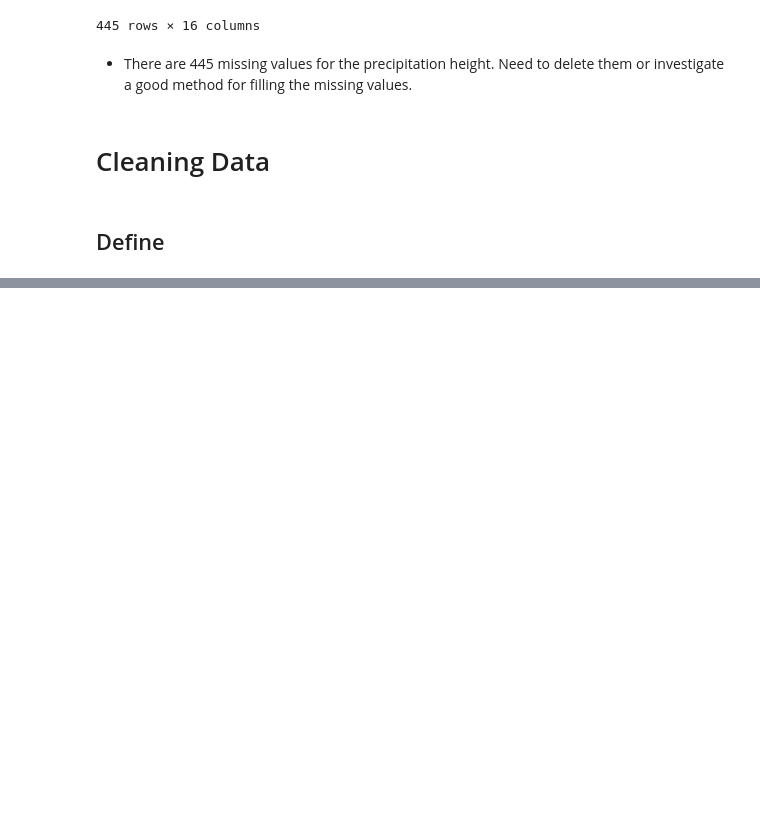
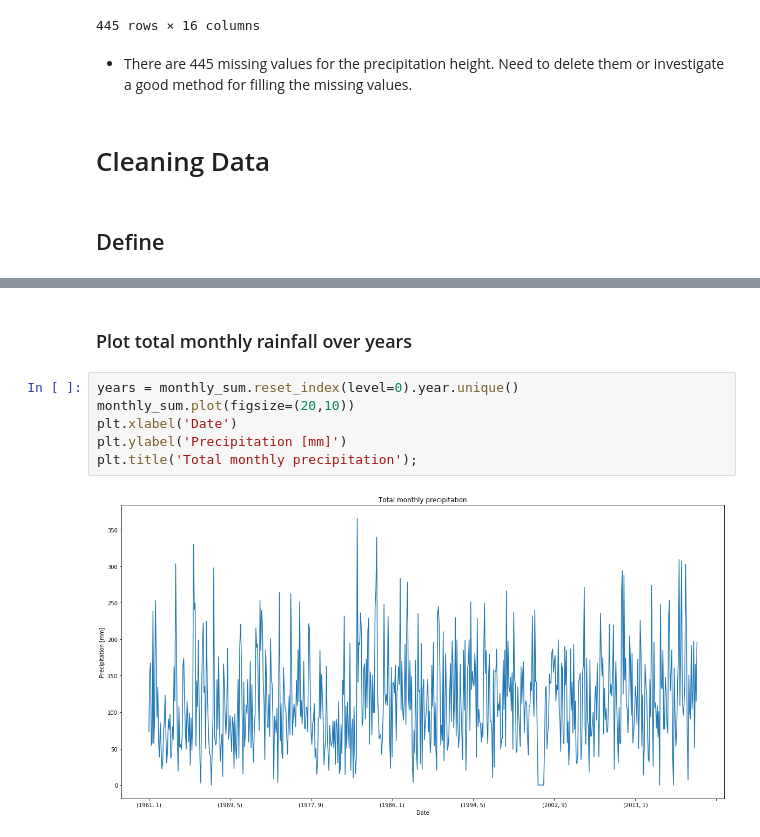
Before and after one commit to dsllt/PortoAlegre_TimeSeriesAnalysis, a Jupyter notebook: TimeSeriesAnalysis.ipynb, the cells around one changed output, grey strips where cells are left out. Cells and saved outputs as stored; diff of their text form; blank space fills up the shorter version.

```diff
--- a/TimeSeriesAnalysis.ipynb
+++ b/TimeSeriesAnalysis.ipynb
@@ -78,0 +192,10 @@ df[df.Valor.isnull()]
+# %% [markdown]
+### Plot total monthly rainfall over years
+# %%
+years = monthly_sum.reset_index(level=0).year.unique()
+monthly_sum.plot(figsize=(20,10))
+plt.xlabel('Date')
+plt.ylabel('Precipitation [mm]')
+plt.title('Total monthly precipitation');
+# %% [output]
+[figure, added]
```
Also changed, not shown: parts of 29 cells of this notebook.
